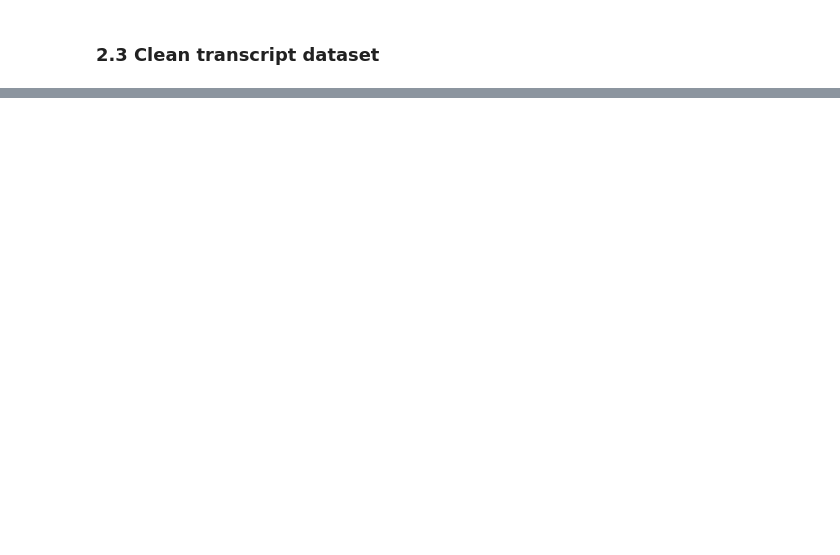
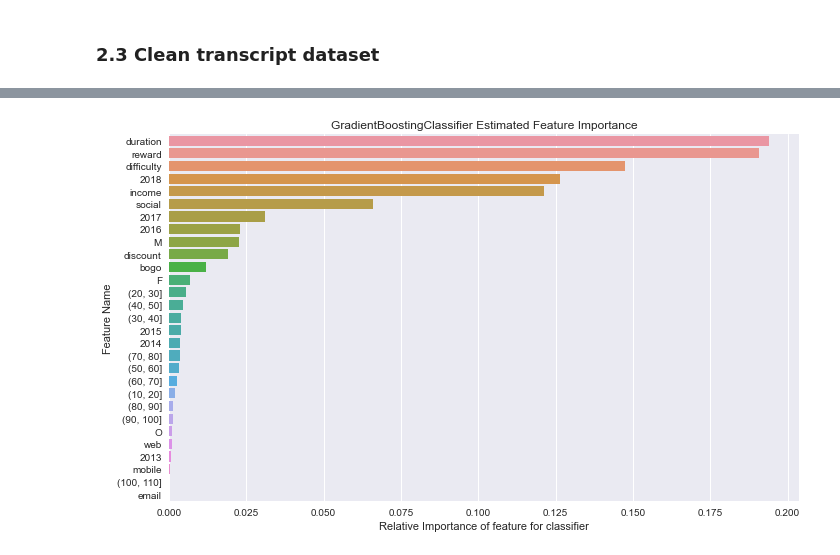
Before and after one commit to s0ap/Starbucks_Capstone_Project, a Jupyter notebook: Starbucks_Capstone_notebook.ipynb, the cells around one changed output, grey strips where cells are left out. Saved outputs shown, nothing was run; the diff lists cells and outputs as text; code cells hidden in the pictures; blank space fills up the shorter version.

```diff
--- a/Starbucks_Capstone_notebook.ipynb
+++ b/Starbucks_Capstone_notebook.ipynb
@@ -465,0 +1219,4 @@ effective_offer_labeled_dataset.to_pickle('effective_offer_labeled_dataset.pkl')
+# %%
+evaluate_feature_importance(gb_random)
+# %% [output]
+[figure, added]
```
Also changed, not shown: parts of 99 cells of this notebook, 15 other files.
